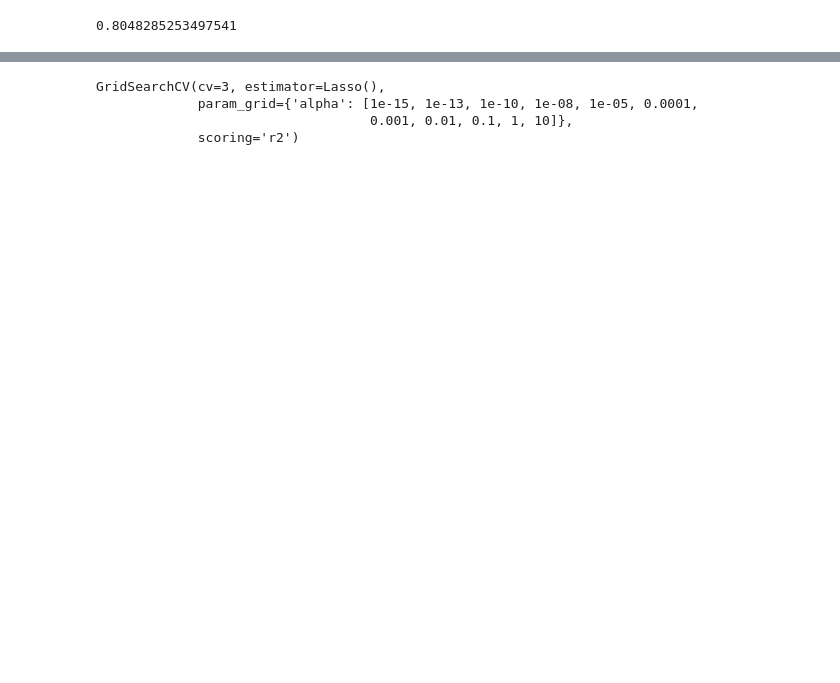
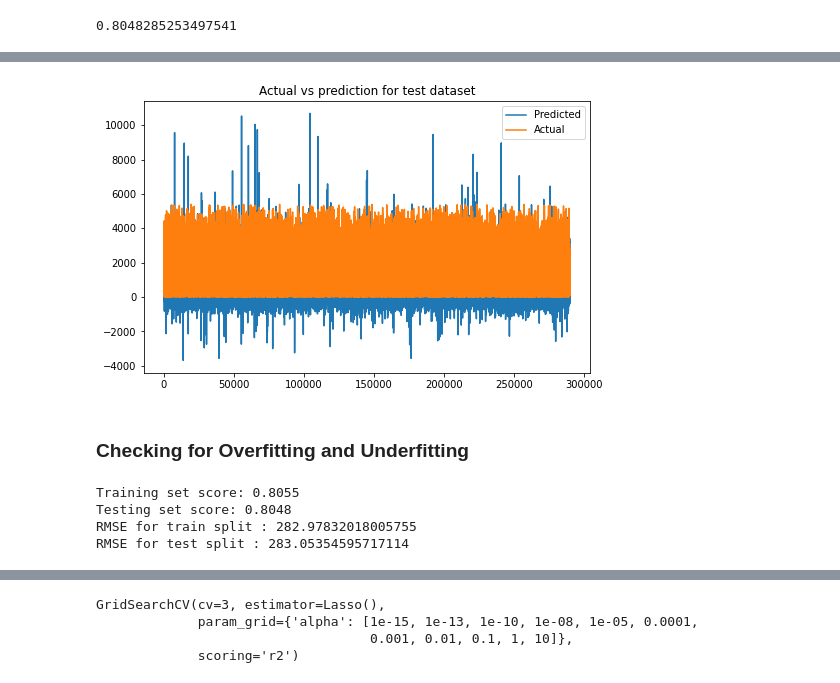
Before and after one commit to rubeshajith/NYC-taxi-trip-time-prediction, a Jupyter notebook: NYC_Taxi_Trip_Time_Prediction_Capstone_Project.ipynb, the cells around one changed output, grey strips where cells are left out. Saved outputs shown, nothing was run; the diff lists cells and outputs as text; code cells hidden in the pictures; blank space fills up the shorter version.

```diff
--- a/NYC_Taxi_Trip_Time_Prediction_Capstone_Project.ipynb
+++ b/NYC_Taxi_Trip_Time_Prediction_Capstone_Project.ipynb
@@ -847,0 +834,25 @@ Adjusted R2 :  0.8048069913901621
+# %%
+plt.figure(figsize=(8,5))
+plt.plot(y_test_pred)
+plt.plot(np.array(y_test))
+plt.legend(["Predicted","Actual"])
+plt.title("Actual vs prediction for test dataset")
+plt.show()
+# %% [output]
+[figure, added]
+# %% [markdown]
+### Checking for Overfitting and Underfitting
+# %%
+print("Training set score: {:.4f}".format(reg.score(X_train, y_train)))
+print("Testing set score: {:.4f}".format(reg.score(X_test, y_test)))
+
+RMSE = np.sqrt(mean_squared_error(y_train, y_train_pred))
+print("RMSE for train split :" ,RMSE)
+
+RMSE = np.sqrt(mean_squared_error(y_test, y_test_pred))
+print("RMSE for test split :" ,RMSE)
+# %% [output]
+Training set score: 0.8055
+Testing set score: 0.8048
+RMSE for train split : 282.97832018005755
+RMSE for test split : 283.05354595717114
```
Also changed, not shown: parts of 122 cells of this notebook.
